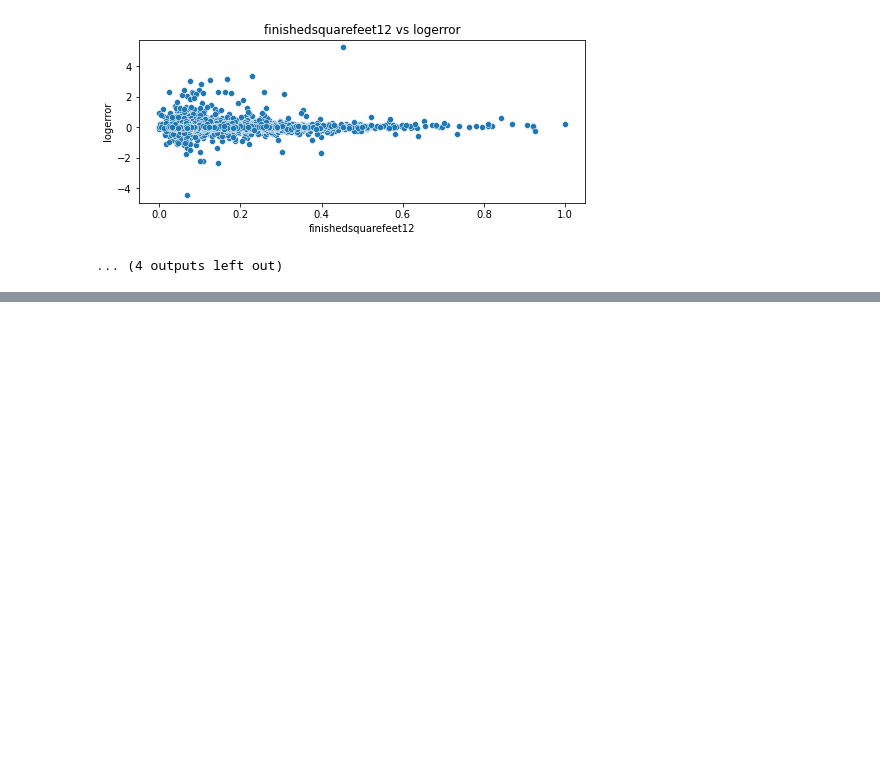
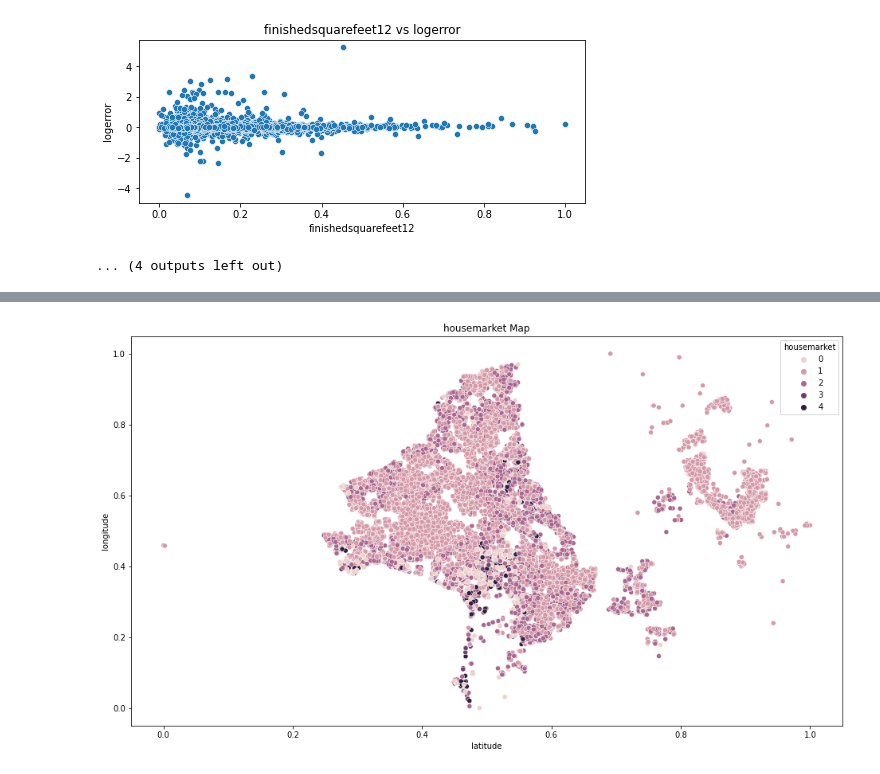
Before and after one commit to carterrxavier/clustering-project, a Jupyter notebook: initialnotebook.ipynb, the cells around one changed output, grey strips where cells are left out. Drawn from its saved outputs; the diff is of its cells as text; code cells hidden in the pictures; blank space fills up the shorter version.

```diff
--- a/initialnotebook.ipynb
+++ b/initialnotebook.ipynb
@@ -126,0 +117,7 @@ sns.scatter
+# %%
+#Add clusters onto existing training dataset
+train_scaled['housemarket'] = X['housemarket']
+# %%
+cluster.map_clusters(train_scaled, 'housemarket')
+# %% [output]
+[figure, added]
```
Also changed, not shown: parts of 35 cells of this notebook, 1 other file.
